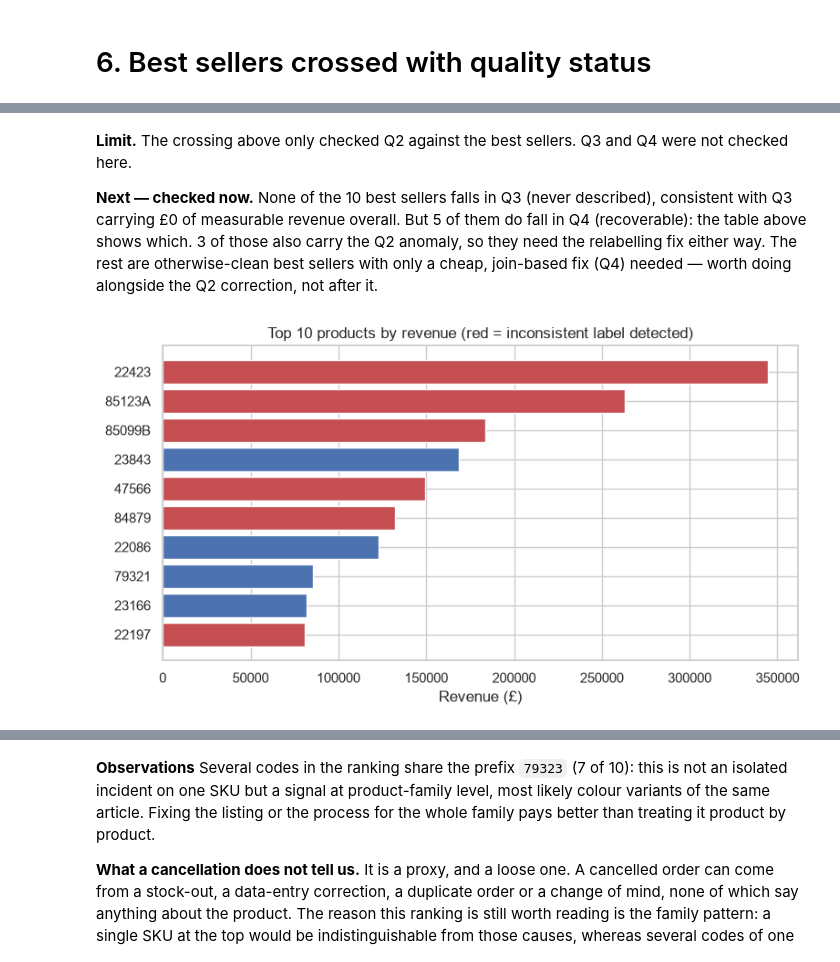
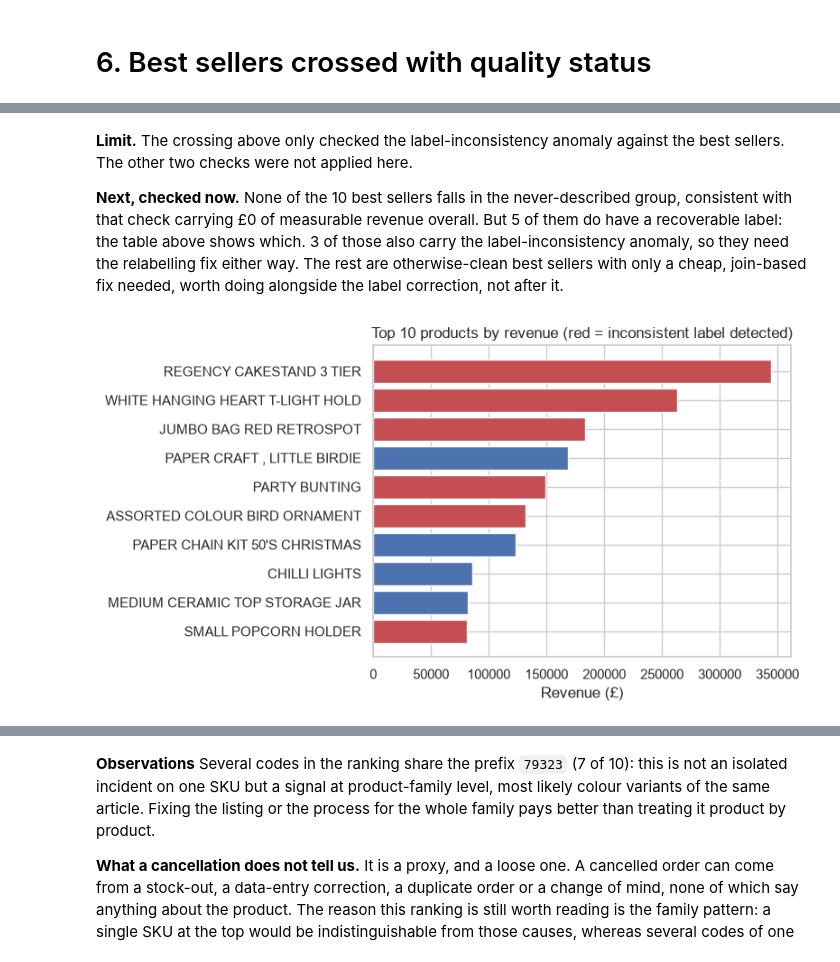
Before and after one commit to juliettebm/customer-analytics-retail, a Jupyter notebook: notebooks/06_catalog_quality.ipynb, the cells around one changed output, grey strips where cells are left out. Drawn from its saved outputs; the diff is of its cells as text; code cells hidden in the pictures.

```diff
--- a/notebooks/06_catalog_quality.ipynb
+++ b/notebooks/06_catalog_quality.ipynb
@@ -64,7 +60,7 @@ else:
     # them into the literal "nan" that sections 3 and 4 would then count as
     # present.
     text_cols = df.select_dtypes(include="object").columns
-    df[text_cols] = df[text_cols].astype("string")
+    df[text_cols] = df[text_cols].apply(lambda s: s.astype("string").str.strip())
     df.to_parquet(CACHE, index=False)
 df.shape
 # %% [output]
@@ -139,5 +148,13 @@ Q1 is resolved before Q2-Q4 run, because the working table used for the rest of
 # %%
 non_product_ref = pd.read_csv("../data/processed/non_product_codes.csv")
-NON_PRODUCT_CODES = non_product_ref.loc[non_product_ref["NP"], "StockCode"].tolist()
+NON_PRODUCT_CODES = non_product_ref["StockCode"].tolist()
 
+n_non_standard = df.loc[~df["StockCode"].str.match(r"^\d{5}[A-Za-z]{0,2}$", na=False), "StockCode"].nunique()
 n_non_product_rows = df["StockCode"].isin(NON_PRODUCT_CODES).sum()
+
+display(Markdown(
+    f"{n_non_standard} stock codes here do not follow the standard 5-digit format. "
+    f"{len(NON_PRODUCT_CODES)} of them are confirmed non-product in notebook 01, section 2.3 "
+    f"(full evidence table there). Excluding those {len(NON_PRODUCT_CODES)} codes removes "
+    f"{n_non_product_rows} rows ({n_non_product_rows/len(df):.1%})."
+))
@@ -395,6 +426,12 @@ rather than a commercial loss.
 # %%
 rev_by_product = prod.loc[~prod["is_cancel"]].groupby("StockCode")["revenue"].sum().sort_values(ascending=False)
 top10 = rev_by_product.head(10).to_frame("revenue")
-top10["inconsistent label (Q2)"] = top10.index.isin(multi_desc_codes)
+top10["inconsistent label"] = top10.index.isin(multi_desc_codes)
+
+top10_desc = (
+    prod.loc[prod["StockCode"].isin(top10.index) & prod["Description"].notna()]
+    .groupby("StockCode")["Description"].agg(lambda s: s.value_counts().idxmax())
+)
+top10.insert(0, "Description", top10.index.map(top10_desc))
 top10
 # %% [output]
@@ -417,7 +454,7 @@ n_flagged_in_top10 = top10["inconsistent label (Q2)"].sum()
 (inconsistent label). Fixing those few first covers a disproportionate share of the exposed
 revenue, rather than working through the 1,230 affected codes in arbitrary order.
 # %%
-top10["never described (Q3)"] = top10.index.isin(never_described)
-top10["recoverable label (Q4)"] = top10.index.isin(recoverable_codes)
-top10[["revenue", "inconsistent label (Q2)", "never described (Q3)", "recoverable label (Q4)"]]
+top10["never described"] = top10.index.isin(never_described)
+top10["recoverable label"] = top10.index.isin(recoverable_codes)
+top10[["Description", "revenue", "inconsistent label", "never described", "recoverable label"]]
 # %% [output]
@@ -436,23 +473,24 @@ top10[["revenue", "inconsistent label (Q2)", "never described (Q3)", "recoverabl
 # %% [markdown]
-**Limit.** The crossing above only checked Q2 against the best sellers. Q3 and Q4 were not
-checked here.
+**Limit.** The crossing above only checked the label-inconsistency anomaly against the best
+sellers. The other two checks were not applied here.
 
-**Next — checked now.** None of the 10 best sellers falls in Q3 (never described), consistent
-with Q3 carrying £0 of measurable revenue overall. But 5 of them do fall in Q4
-(recoverable): the table above shows which. 3 of those also carry the Q2 anomaly, so
+**Next, checked now.** None of the 10 best sellers falls in the never-described group, consistent with that
+check carrying £0 of measurable revenue overall. But 5 of them do have a recoverable label: the
+table above shows which. 3 of those also carry the label-inconsistency anomaly, so
 they need the relabelling fix either way. The rest are otherwise-clean best sellers with only a
-cheap, join-based fix (Q4) needed — worth doing alongside the Q2 correction, not after it.
+cheap, join-based fix needed, worth doing alongside the label correction, not after it.
 # %%
 fig, ax = plt.subplots(figsize=(8, 4.5))
-colors = ["#C44E52" if f else "#4C72B0" for f in top10["inconsistent label (Q2)"]]
-ax.barh(top10.index[::-1], top10["revenue"][::-1], color=colors[::-1])
+colors = ["#C44E52" if f else "#4C72B0" for f in top10["inconsistent label"]]
+labels = top10["Description"].str.slice(0, 32)
+ax.barh(labels[::-1], top10["revenue"][::-1], color=colors[::-1])
 ax.set_xlabel("Revenue (£)")
 ax.set_title("Top 10 products by revenue (red = inconsistent label detected)")
 plt.tight_layout()
 plt.savefig("../reports/top10_products_quality.png", dpi=150)
 plt.show()
 # %% [output]
-[figure, old version]
+[figure, new version]
 # %% [markdown]
 # 7. Cancellation rate by product
 
```
Also changed, not shown: parts of 30 cells of this notebook, 3 other files.
